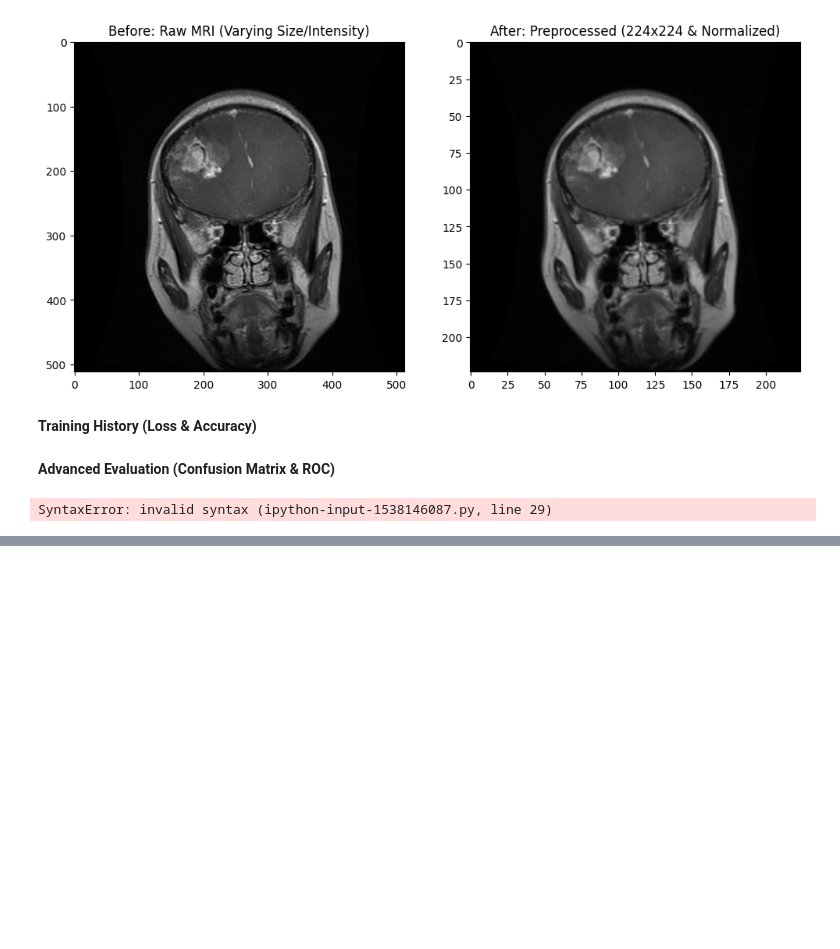
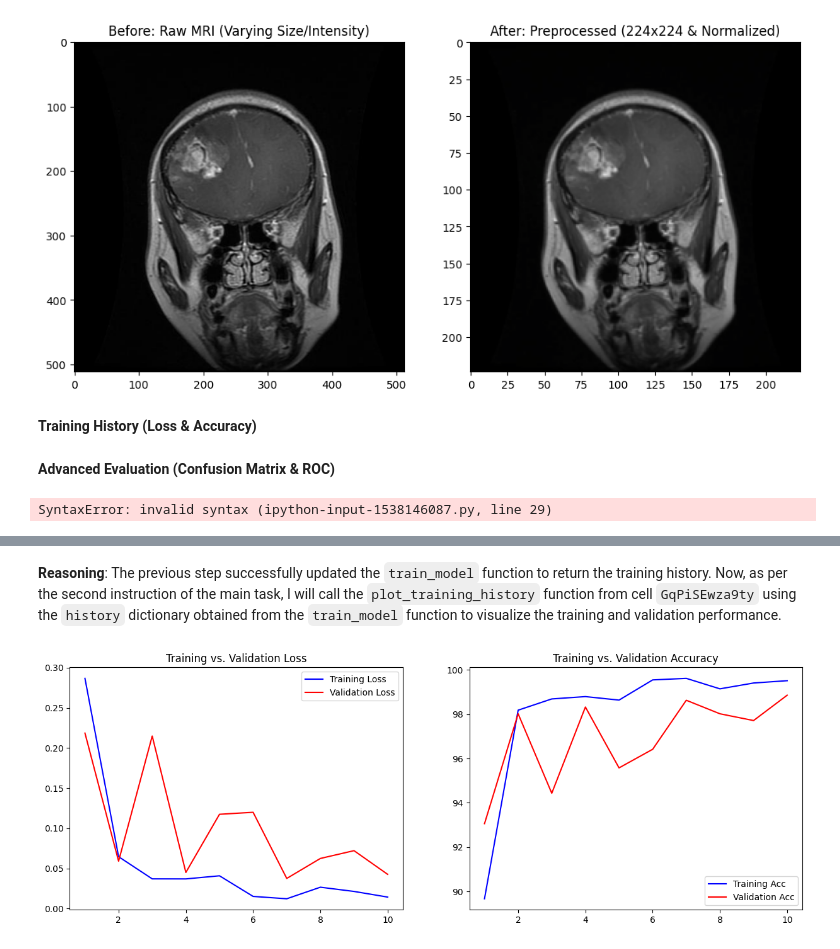
Before and after one commit to Blecyrajan/ML_Projects, a Jupyter notebook: Brain_Tumor.ipynb, the cells around one changed output, grey strips where cells are left out. Drawn from its saved outputs; the diff is of its cells as text; code cells hidden in the pictures; blank space fills up the shorter version.

Commit message:
Modify training code

```diff
--- a/Brain_Tumor.ipynb
+++ b/Brain_Tumor.ipynb
@@ -312,0 +420,27 @@ SyntaxError: invalid syntax (ipython-input-1538146087.py, line 29)
+# %% [markdown]
+**Reasoning**:
+The previous step successfully updated the `train_model` function to return the training history. Now, as per the second instruction of the main task, I will call the `plot_training_history` function from cell `GqPiSEwza9ty` using the `history` dictionary obtained from the `train_model` function to visualize the training and validation performance.
+# %%
+def plot_training_history(history):
+    epochs = range(1, len(history['train_loss']) + 1)
+
+    fig, (ax1, ax2) = plt.subplots(1, 2, figsize=(15, 5))
+
+    # Loss Curve
+    ax1.plot(epochs, history['train_loss'], 'b-', label='Training Loss')
+    ax1.plot(epochs, history['val_loss'], 'r-', label='Validation Loss')
+    ax1.set_title('Training vs. Validation Loss')
+    ax1.legend()
+
+    # Accuracy Curve
+    ax2.plot(epochs, history['train_acc'], 'b-', label='Training Acc')
+    ax2.plot(epochs, history['val_acc'], 'r-', label='Validation Acc')
+    ax2.set_title('Training vs. Validation Accuracy')
+    ax2.legend()
+
+    plt.savefig("figure_4_history.png")
+    plt.show()
+
+plot_training_history(history)
+# %% [output]
+[figure, added]
```
Also changed, not shown: parts of 14 cells of this notebook.
